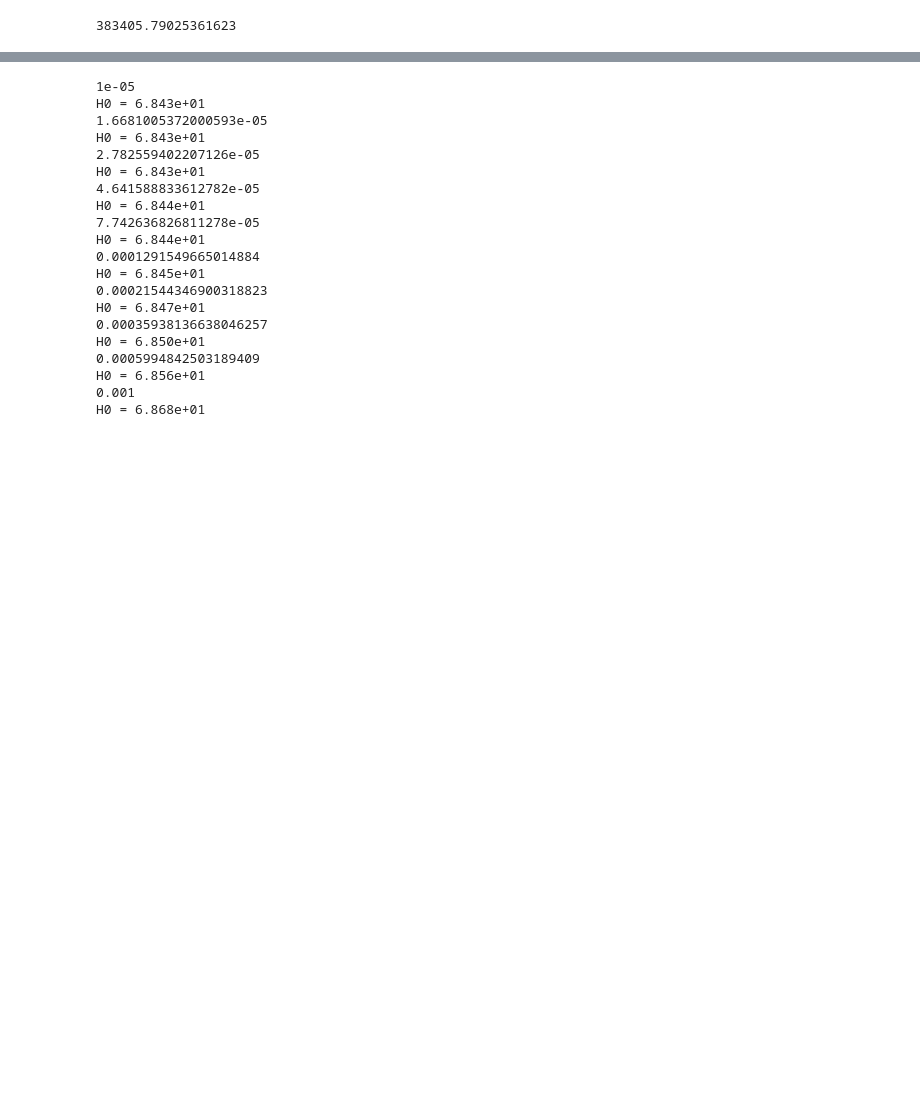
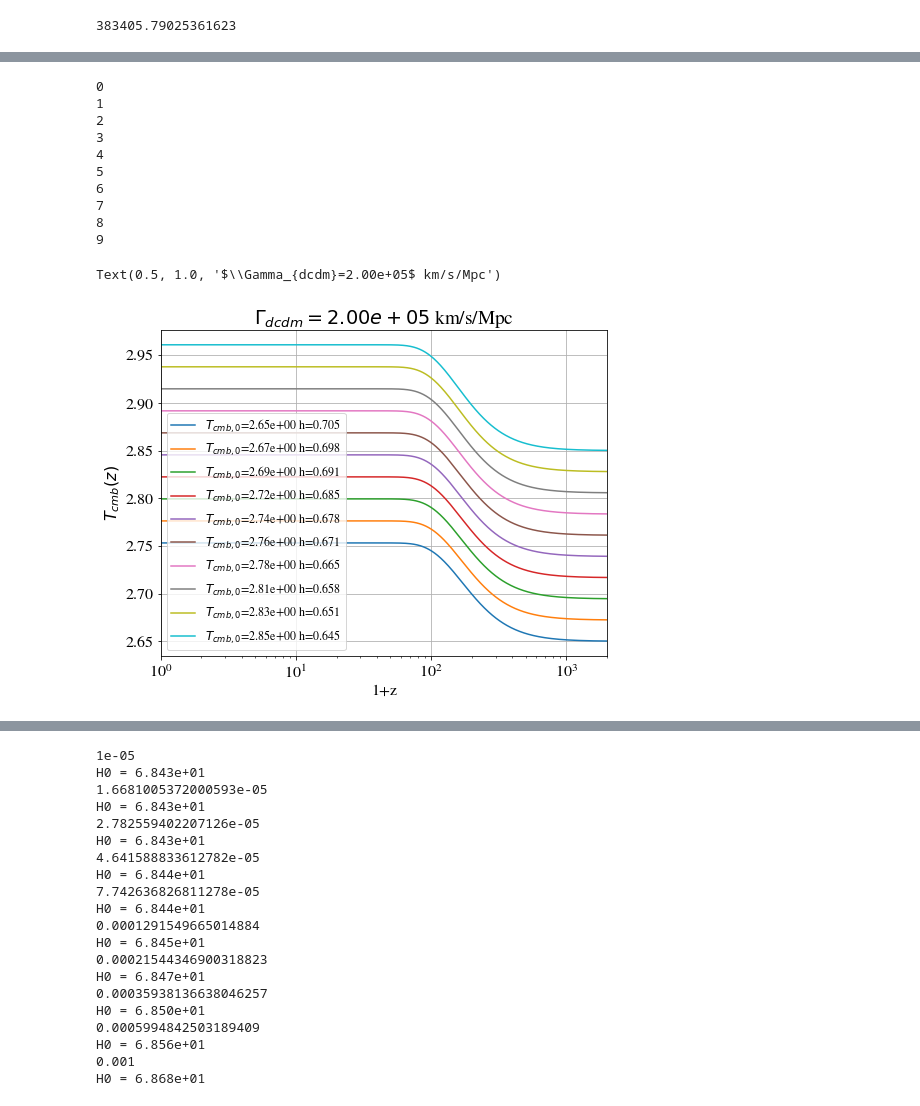
Before and after one commit to borisbolliet/class_dcdmsr, a Jupyter notebook: notebooks/cl_ST_DCDM_SR.ipynb, the cells around one changed output, grey strips where cells are left out. Saved outputs shown, nothing was run; the diff lists cells and outputs as text; code cells hidden in the pictures; blank space fills up the shorter version.

```diff
--- a/notebooks/cl_ST_DCDM_SR.ipynb
+++ b/notebooks/cl_ST_DCDM_SR.ipynb
@@ -61,3 +61,11 @@ Gamma_p = Gamma_of_lambda(lambda_p,0.3,0.7)
 Gamma_p
 # %% [output]
 383405.79025361623
+# %%
+gamma_vals = [20000.,80000.,200000.]
+Tcmb_vals = np.linspace(2.65,2.85,10)
+opzs = []
+Ts = []
+hs = []
+ls = []
+cls = []
@@ -63,0 +160,27 @@ Gamma_p
+# %%
+# for Tcmb_tilde in Tcmb_vals:
+for (i,Tcmb_tilde) in enumerate(Tcmb_vals):
+    print(i)
+    plt.plot(opzs[i],Ts[i],
+                   label=r"$T_{cmb,0}$=%.2e h=%.3f"%(Tcmb_tilde,hs[i]))
+plt.xscale('log')
+plt.yscale('linear')
+plt.xlim(1e0,2e3)
+plt.legend(fontsize=12)
+plt.xlabel('1+z')
+plt.ylabel(r'$T_{cmb}(z)$')
+plt.grid()
+plt.title(r"$\Gamma_{dcdm}=%.2e$ km/s/Mpc"%Gamma_p)
+# %% [output]
+0
+1
+2
+3
+4
+5
+6
+7
+8
+9
+Text(0.5, 1.0, '$\\Gamma_{dcdm}=2.00e+05$ km/s/Mpc')
+[figure, added]
```
Also changed, not shown: parts of 2 cells of this notebook, 2 other files.
